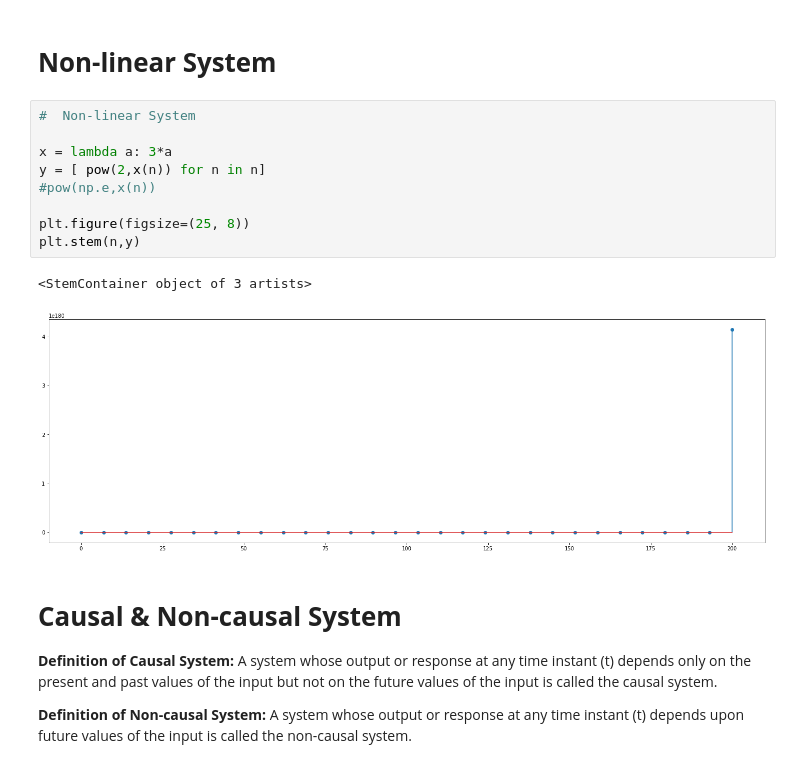
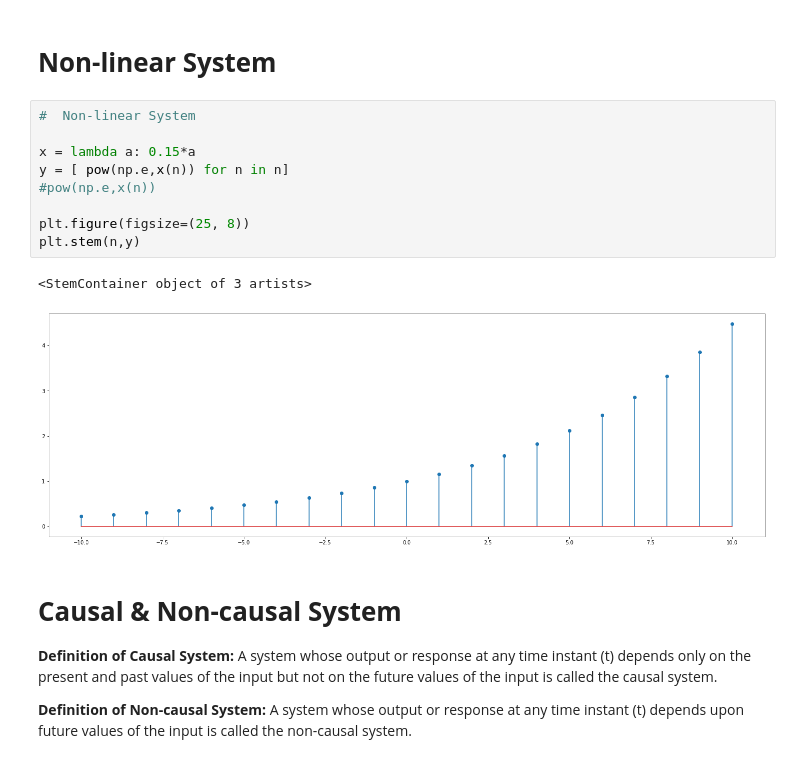
Before and after one commit to s-m-nahid-hasan-ruet-ece/Competitive-Programming, a Jupyter notebook: LabTask/DSP/DSP_Resolution.ipynb, the cells around one changed output. Drawn from its saved outputs; the diff is of its cells as text.

```diff
--- a/LabTask/DSP/DSP_Resolution.ipynb
+++ b/LabTask/DSP/DSP_Resolution.ipynb
@@ -59,15 +59,15 @@ plt.stem(n,y)
 # %%
 #  Non-linear System
 
-x = lambda a: 3*a
-y = [ pow(2,x(n)) for n in n]
+x = lambda a: 0.15*a
+y = [ pow(np.e,x(n)) for n in n]
 #pow(np.e,x(n))
 
 plt.figure(figsize=(25, 8))
 plt.stem(n,y)
 # %% [output]
 <StemContainer object of 3 artists>
-[figure, old version]
+[figure, new version]
 # %% [markdown]
 # **Causal & Non-causal System**
 
```
Also changed, not shown: parts of 6 cells of this notebook.
